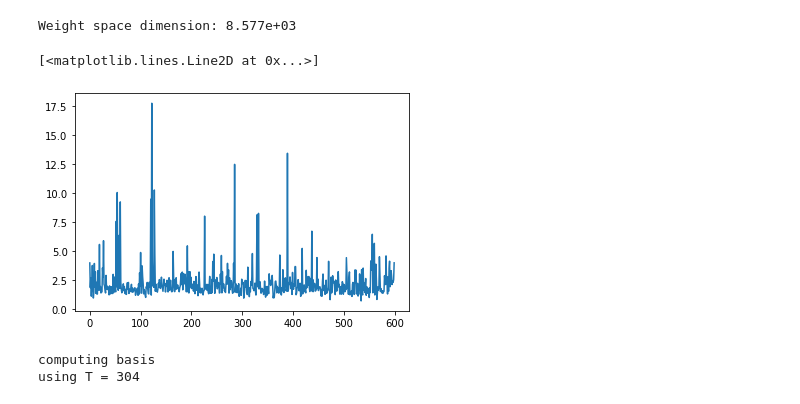
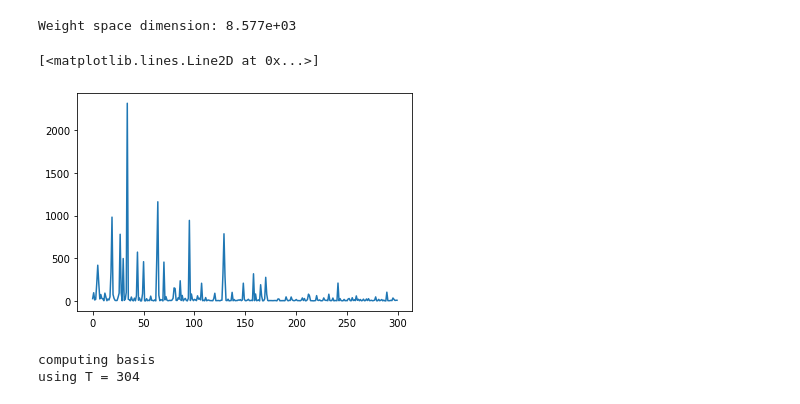
Before and after one commit to StanfordASL/scod-module, a Jupyter notebook: demos/2d_toy_example.ipynb, the cells around one changed output. Cells and saved outputs as stored; diff of their text form; code cells hidden in the pictures.

```diff
--- a/demos/2d_toy_example.ipynb
+++ b/demos/2d_toy_example.ipynb
@@ -197,24 +190,24 @@ gp_reg_unc_model_2 = scod.SCOD(model, dist_constructor, args={
     'num_eigs': 50,
     'num_samples': 304,
     'sketch_type': 'srft',
-    'per_parameter_prior': True,
+    'prior_type': 'per_weight',
 })
 # %% [output]
 Weight space dimension: 8.577e+03
 # %%
 def GP_kernel_y_only(inputs):
-    sq_dist = (inputs[:,None,1] - inputs[None,:,1])**2
-    length_scale = 0.5
+    sq_dist = ( (inputs[:,None,1] - inputs[None,:,1])**2 )
+    length_scale = 0.2
     kernel = torch.exp(- sq_dist / length_scale)
     return kernel
 
 uniform_dataset = UniformDataset()
 gp_reg_unc_model_2.log_prior_scale.data *= 0
-loss_curve = gp_reg_unc_model_2.optimize_prior_scale_by_GP_kernel(uniform_dataset, GP_kernel_y_only, num_epochs=30)
+loss_curve = gp_reg_unc_model_2.optimize_prior_scale_by_GP_kernel(uniform_dataset, GP_kernel_y_only, num_epochs=30, batch_size=10)
 plt.plot(loss_curve)
 # %% [output]
 [<matplotlib.lines.Line2D at 0x...>]
-[figure, old version]
+[figure, new version]
 # %%
 gp_reg_unc_model_2.process_dataset(dataset)
 # %% [output]
```
Also changed, not shown: parts of 15 cells of this notebook, 1 other file.
